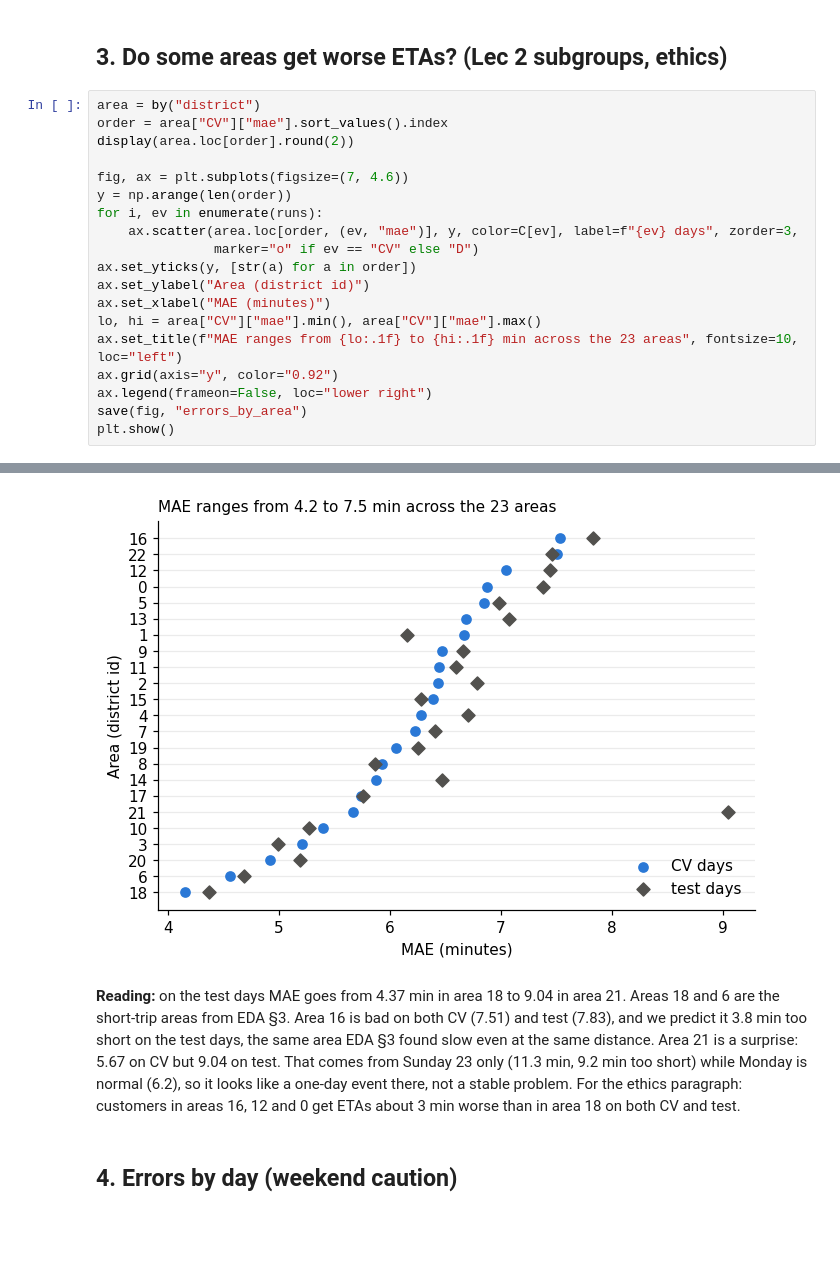
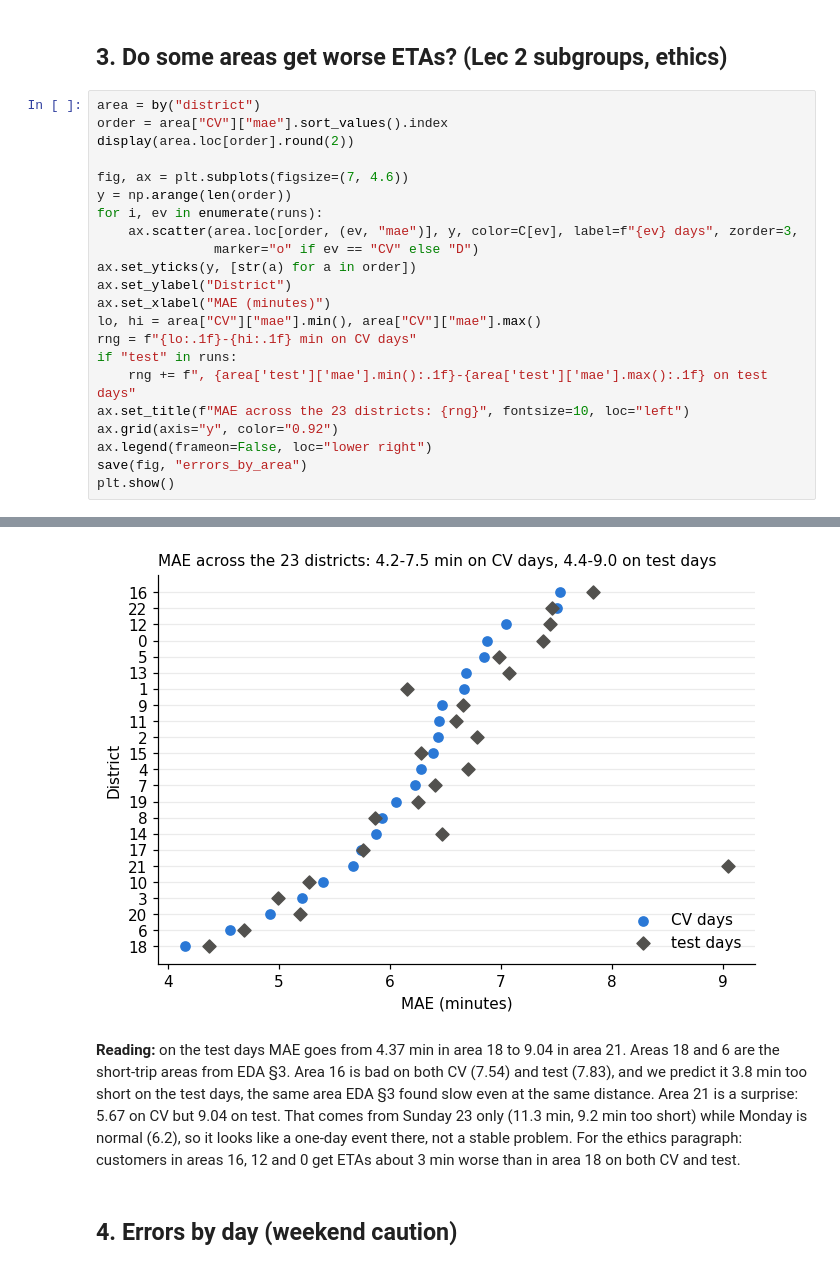
Before and after one commit to lynn60107070/dsai5101-delivery-eta, a Jupyter notebook: notebooks/05_errors.ipynb, the cells around one changed output, grey strips where cells are left out. Drawn from its saved outputs; the diff is of its cells as text; blank space fills up the shorter version.

```diff
--- a/notebooks/05_errors.ipynb
+++ b/notebooks/05_errors.ipynb
@@ -148,39 +148,42 @@ y = np.arange(len(order))
 for i, ev in enumerate(runs):
     ax.scatter(area.loc[order, (ev, "mae")], y, color=C[ev], label=f"{ev} days", zorder=3,
                marker="o" if ev == "CV" else "D")
 ax.set_yticks(y, [str(a) for a in order])
-ax.set_ylabel("Area (district id)")
+ax.set_ylabel("District")
 ax.set_xlabel("MAE (minutes)")
 lo, hi = area["CV"]["mae"].min(), area["CV"]["mae"].max()
-ax.set_title(f"MAE ranges from {lo:.1f} to {hi:.1f} min across the 23 areas", fontsize=10, loc="left")
+rng = f"{lo:.1f}-{hi:.1f} min on CV days"
+if "test" in runs:
+    rng += f", {area['test']['mae'].min():.1f}-{area['test']['mae'].max():.1f} on test days"
+ax.set_title(f"MAE across the 23 districts: {rng}", fontsize=10, loc="left")
 ax.grid(axis="y", color="0.92")
 ax.legend(frameon=False, loc="lower right")
 save(fig, "errors_by_area")
 plt.show()
 # %% [output]
 |  | CV |  |  | test |  |  |
 |  | n | mae | bias | n | mae | bias |
 | district |  |  |  |  |  |  |
 | 18 | 10558 | 4.16 | -1.21 | 5335 | 4.37 | -1.22 |
 | 6 | 20281 | 4.57 | -0.30 | 9712 | 4.69 | -1.61 |
 | 20 | 3706 | 4.92 | -0.40 | 1994 | 5.19 | -0.89 |
 | 3 | 11186 | 5.21 | -1.03 | 5779 | 4.99 | -0.03 |
 | 10 | 2839 | 5.40 | -1.05 | 1451 | 5.27 | 0.11 |
 | 21 | 2599 | 5.67 | -1.09 | 1363 | 9.04 | -6.11 |
 | 17 | 3323 | 5.74 | -1.15 | 1666 | 5.76 | -0.93 |
 | 14 | 2902 | 5.88 | -1.37 | 1529 | 6.47 | -3.05 |
 | 8 | 9077 | 5.93 | -2.22 | 4804 | 5.87 | -1.61 |
 | 19 | 5629 | 6.06 | -1.54 | 2766 | 6.26 | -0.99 |
 | ... | ... | ... | ... | ... | ... | ... |
 | 5 | 30086 | 6.85 | -1.01 | 14992 | 6.98 | -1.03 |
 | 0 | 56197 | 6.88 | -0.93 | 27955 | 7.38 | -1.70 |
 | 12 | 7602 | 7.04 | -1.43 | 3946 | 7.44 | -1.85 |
 | 22 | 332 | 7.51 | -2.05 | 198 | 7.46 | -2.40 |
 | 16 | 2493 | 7.54 | -2.53 | 1371 | 7.83 | -3.81 |
-[figure, old version]
+[figure, new version]
 # %% [markdown]
 **Reading:** on the test days MAE goes from 4.37 min in area 18 to 9.04 in area 21. Areas 18 and 6 are the
-short-trip areas from EDA §3. Area 16 is bad on both CV (7.51) and test (7.83), and we predict it 3.8 min too
+short-trip areas from EDA §3. Area 16 is bad on both CV (7.54) and test (7.83), and we predict it 3.8 min too
 short on the test days, the same area EDA §3 found slow even at the same distance. Area 21 is a surprise: 5.67 on
 CV but 9.04 on test. That comes from Sunday 23 only (11.3 min, 9.2 min too short) while Monday is normal (6.2), so
 it looks like a one-day event there, not a stable problem. For the ethics paragraph: customers in areas 16, 12
```
Also changed, not shown: parts of 1 cell of this notebook, 27 other files.
